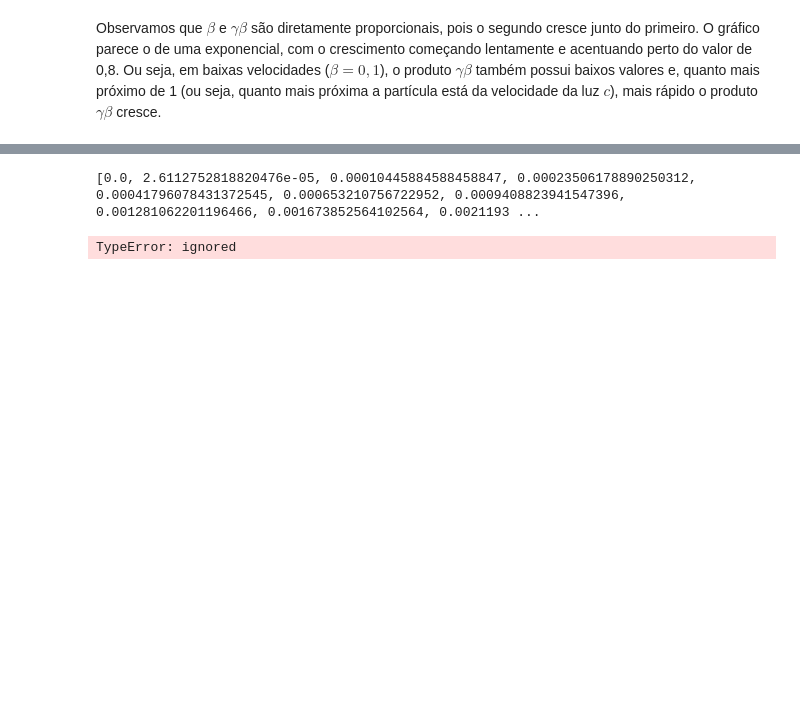
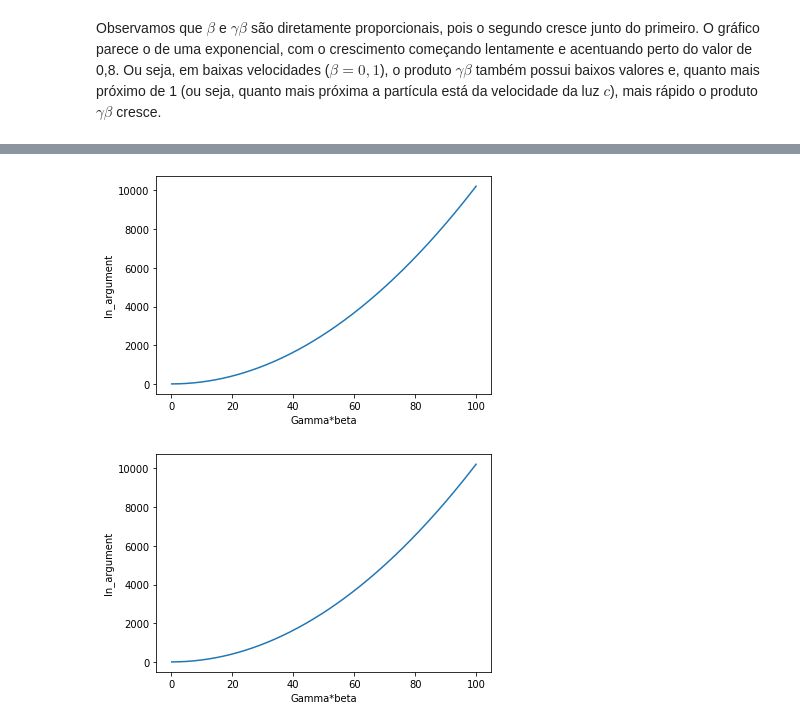
Before and after one commit to FlaviaFialho/Aula-Python, a Jupyter notebook: Projeto_1_FernandaA_Flavia_Victor.ipynb, the cells around one changed output, grey strips where cells are left out. Drawn from its saved outputs; the diff is of its cells as text; code cells hidden in the pictures; blank space fills up the shorter version.

```diff
--- a/Projeto_1_FernandaA_Flavia_Victor.ipynb
+++ b/Projeto_1_FernandaA_Flavia_Victor.ipynb
@@ -149,19 +80,39 @@ ln_argumentprimeiro(gammabetalist, gammalist, betalist)
-# %%
-def ln_argumentonatural(gammabeta):
-  print(gammabetaquadradolist)
-  dadosdegammabeta = gammabetalist
-  dadosquadrados= gammabetaquadradolist
-
-  x1 = np.linspace(0.1,100,1000)             #intervalo de 0.1 a 100, com 1000 divisões
-  dadosdegammabeta = [gammabetalist[i] for i in x1]
-
-  plt.plot(x1,dadosdegammabeta,dadosquadrados)
-  plt.xlabel("gamma*beta")
-  plt.ylabel("(gamma*beta)**2")
-  plt.show()
-
-
-ln_argumentonatural(gammabetaquadradolist)
-# %% [output]
-[0.0, 2.6112752818820476e-05, 0.00010445884588458847, 0.00023506178890250312, 0.00041796078431372545, 0.000653210756722952, 0.0009408823941547396, 0.001281062201196466, 0.001673852564102564, 0.0021193 ...
-TypeError: ignored
+# %%
+#5
+# Constantes para o argumento do log natural da eq. de Bethe-Block
+m_ec2 = 0.5110 # MeV (Massa do elétron)
+I = 1 # MeV (Energia média de excitação)
+
+# Gráfico deve ser: ln_argument vs gamma*beta
+# Intervalo 0.1 até 100.
+N_intervals = 1000
+GammaBeta = np.linspace(0.1,100, N_intervals)
+ln_argument_list = []
+
+for element in GammaBeta:
+    value = 2*m_ec2*(element)**2/I
+    ln_argument_list.append(value)
+
+# Trace o argumento do log natural na equacao de Bethe-Block em uma função de γβ.
+plt.plot(GammaBeta,ln_argument_list)
+plt.xlabel("Gamma*beta")
+plt.ylabel("ln_argument")
+plt.show()
+
+# Definindo ln_argument
+# Qual deve ser o argumento da função? Gamma, Beta ou Gamma*Beta
+def ln_argument(gamma_beta):
+    """
+    Dado um valor de gamma_beta, produz um argumento do log natural da eq. de Bethe-Block
+    """
+    return 2*m_ec2*(gamma_beta)**2/I
+
+lnArgumentList = [ln_argument(gamma_beta) for gamma_beta in GammaBeta]
+
+plt.plot(GammaBeta,lnArgumentList)
+plt.xlabel("Gamma*beta")
+plt.ylabel("ln_argument")
+plt.show()
+# %% [output]
+[figure, added]
+[figure, added]
```
Also changed, not shown: parts of 9 cells of this notebook.
